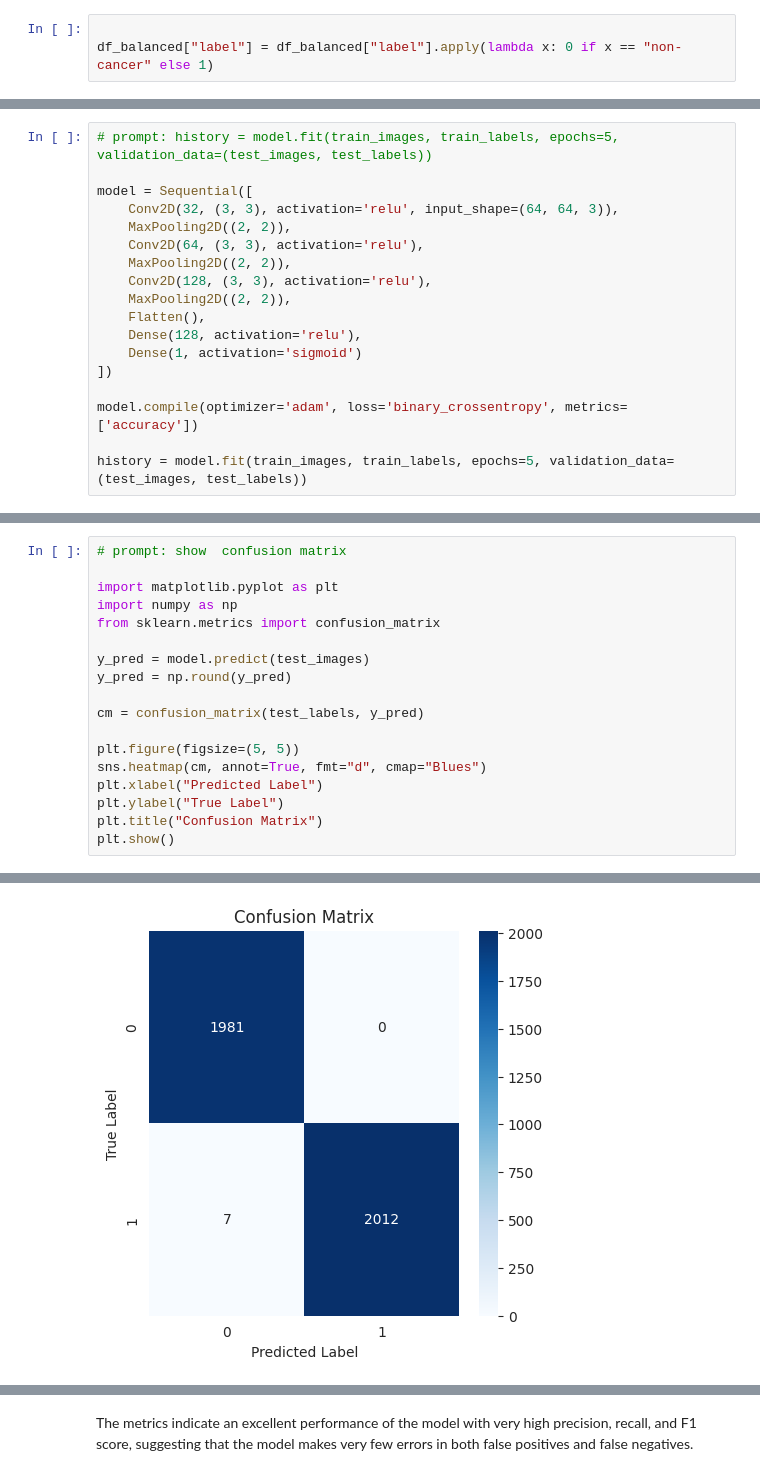
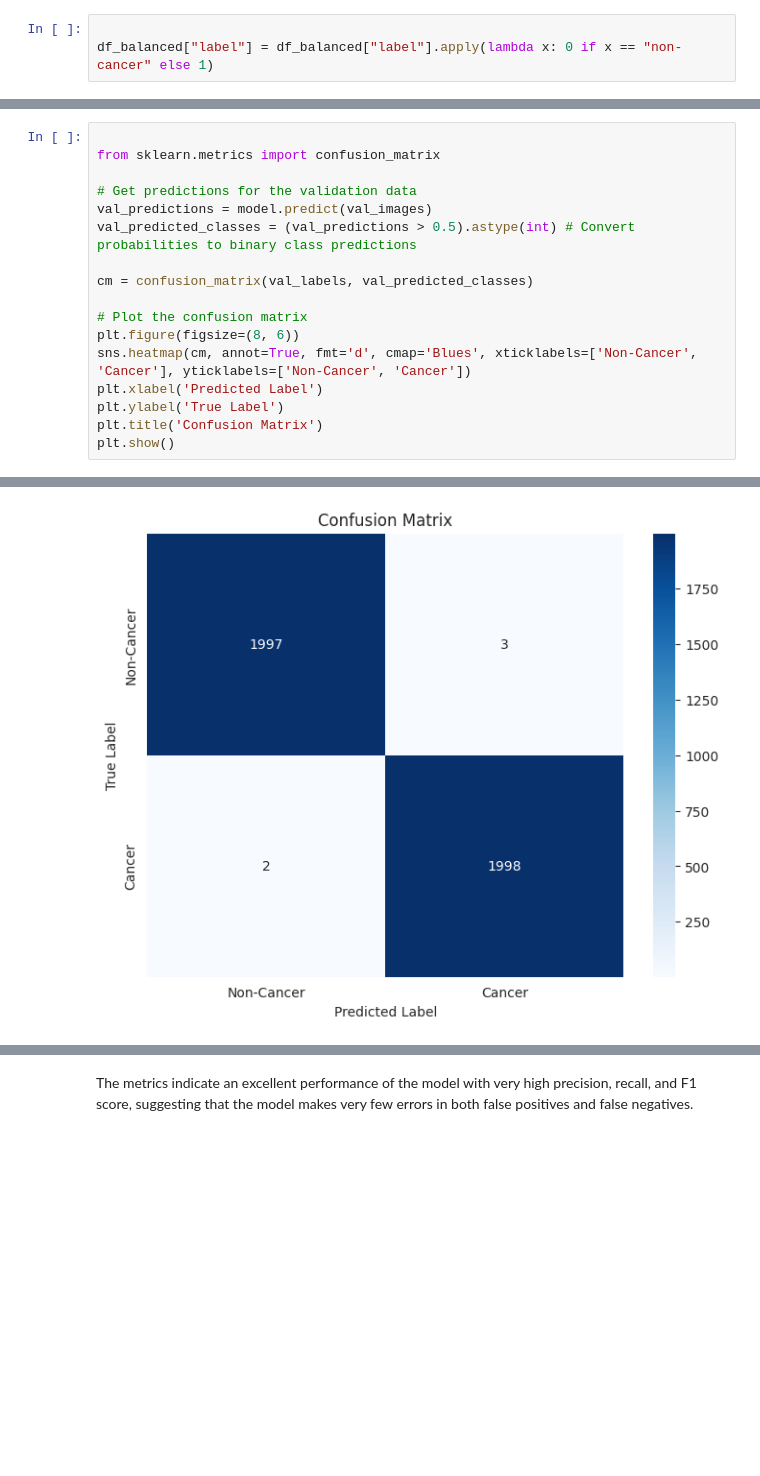
Before and after one commit to Khizer-Data/Blood-cell-cancer-detection, a Jupyter notebook: Blood_cell_cancer_detection.ipynb, the cells around one changed output, grey strips where cells are left out. Cells and saved outputs as stored; diff of their text form; blank space fills up the shorter version.

```diff
--- a/Blood_cell_cancer_detection.ipynb
+++ b/Blood_cell_cancer_detection.ipynb
@@ -519,18 +452,0 @@ Model: "sequential_3"
-# %%
-# prompt: history = model.fit(train_images, train_labels, epochs=5, validation_data=(test_images, test_labels))
-
-model = Sequential([
-    Conv2D(32, (3, 3), activation='relu', input_shape=(64, 64, 3)),
-    MaxPooling2D((2, 2)),
-    Conv2D(64, (3, 3), activation='relu'),
-    MaxPooling2D((2, 2)),
-    Conv2D(128, (3, 3), activation='relu'),
-    MaxPooling2D((2, 2)),
-    Flatten(),
-    Dense(128, activation='relu'),
-    Dense(1, activation='sigmoid')
-])
-
-model.compile(optimizer='adam', loss='binary_crossentropy', metrics=['accuracy'])
-
-history = model.fit(train_images, train_labels, epochs=5, validation_data=(test_images, test_labels))
@@ -548,19 +598,18 @@ Epoch 5/5
 # %%
-# prompt: show  confusion matrix
 
-import matplotlib.pyplot as plt
-import numpy as np
 from sklearn.metrics import confusion_matrix
 
-y_pred = model.predict(test_images)
-y_pred = np.round(y_pred)
+# Get predictions for the validation data
+val_predictions = model.predict(val_images)
+val_predicted_classes = (val_predictions > 0.5).astype(int) # Convert probabilities to binary class predictions
 
-cm = confusion_matrix(test_labels, y_pred)
+cm = confusion_matrix(val_labels, val_predicted_classes)
 
-plt.figure(figsize=(5, 5))
-sns.heatmap(cm, annot=True, fmt="d", cmap="Blues")
-plt.xlabel("Predicted Label")
-plt.ylabel("True Label")
-plt.title("Confusion Matrix")
+# Plot the confusion matrix
+plt.figure(figsize=(8, 6))
+sns.heatmap(cm, annot=True, fmt='d', cmap='Blues', xticklabels=['Non-Cancer', 'Cancer'], yticklabels=['Non-Cancer', 'Cancer'])
+plt.xlabel('Predicted Label')
+plt.ylabel('True Label')
+plt.title('Confusion Matrix')
 plt.show()
 # %% [output]
@@ -568 +617 @@ plt.show()
-[figure, old version]
+[figure, new version]
```
Also changed, not shown: parts of 19 cells of this notebook, 12 other files.
